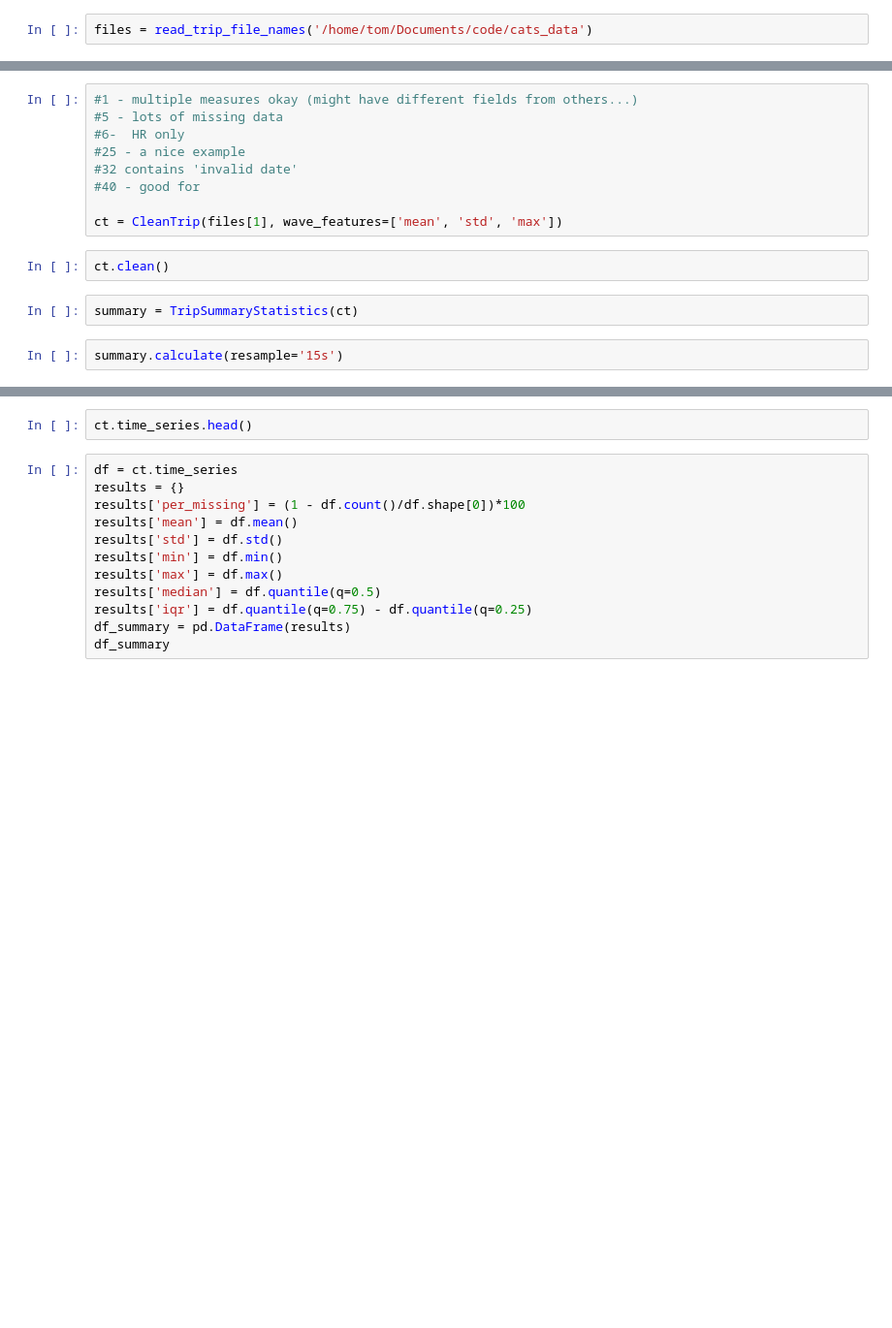
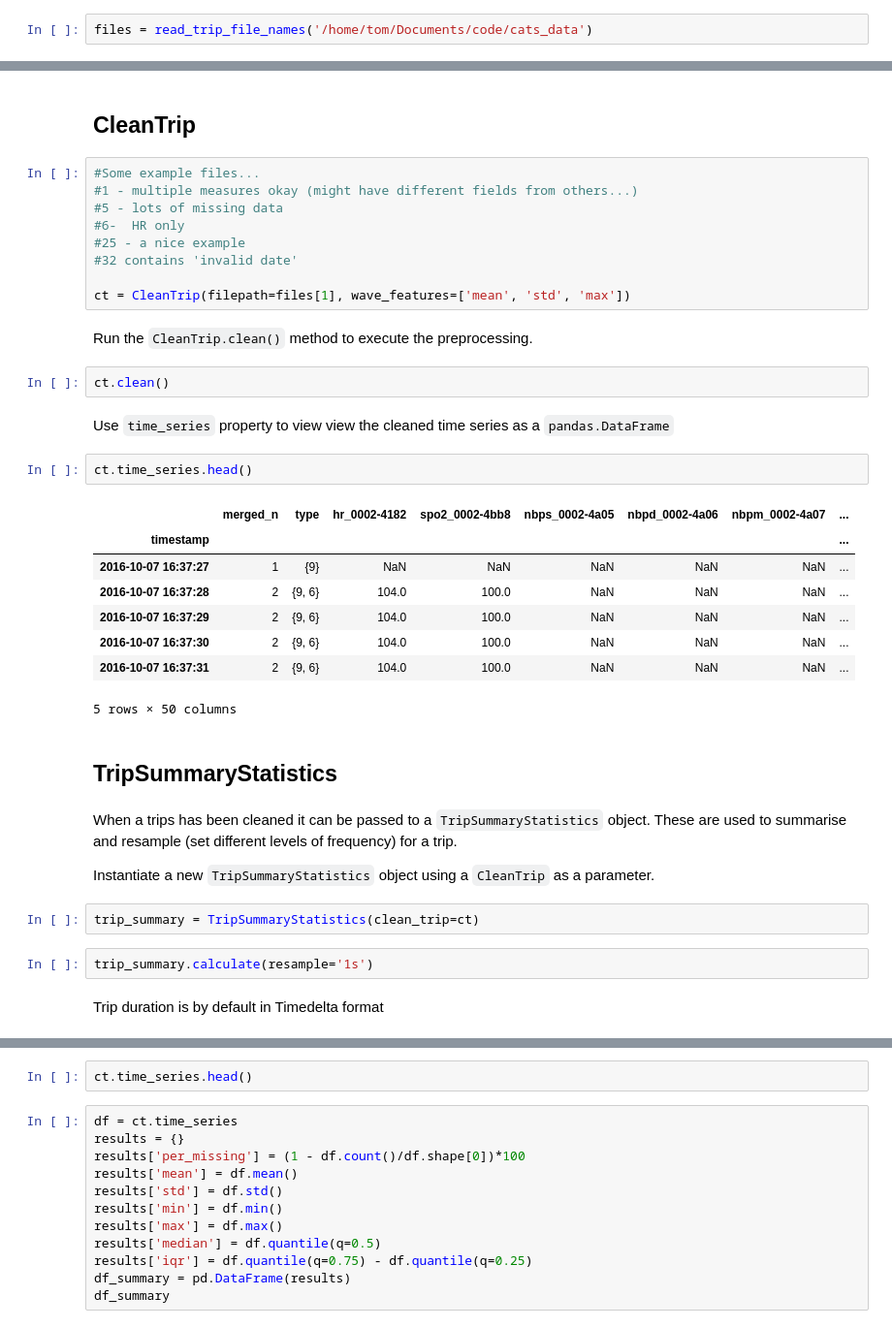
Before and after one commit to TomMonks/cats-time-series, a Jupyter notebook: test_input.ipynb, the cells around one changed output, grey strips where cells are left out. Shown: that part at 97% size. Saved outputs shown, nothing was run; the diff lists cells and outputs as text; blank space fills up the shorter version.

```diff
--- a/test_input.ipynb
+++ b/test_input.ipynb
@@ -14,15 +32,40 @@ files = read_trip_file_names('/home/tom/Documents/code/cats_data')
+# %% [markdown]
+## CleanTrip
 # %%
+#Some example files...
 #1 - multiple measures okay (might have different fields from others...)
 #5 - lots of missing data
 #6-  HR only
 #25 - a nice example
 #32 contains 'invalid date'
-#40 - good for
 
-ct = CleanTrip(files[1], wave_features=['mean', 'std', 'max'])
+ct = CleanTrip(filepath=files[1], wave_features=['mean', 'std', 'max'])
+# %% [markdown]
+Run the `CleanTrip.clean()` method to execute the preprocessing.
 # %%
 ct.clean()
+# %% [markdown]
+Use `time_series` property to view view the cleaned time series as a `pandas.DataFrame`
+# %%
+ct.time_series.head()
+# %% [output]
+|  | merged_n | type | hr_0002-4182 | spo2_0002-4bb8 | nbps_0002-4a05 | nbpd_0002-4a06 | nbpm_0002-4a07 | ... |
+| timestamp |  |  |  |  |  |  |  | ... |
+| 2016-10-07 16:37:27 | 1 | {9} | NaN | NaN | NaN | NaN | NaN | ... |
+| 2016-10-07 16:37:28 | 2 | {9, 6} | 104.0 | 100.0 | NaN | NaN | NaN | ... |
+| 2016-10-07 16:37:29 | 2 | {9, 6} | 104.0 | 100.0 | NaN | NaN | NaN | ... |
+| 2016-10-07 16:37:30 | 2 | {9, 6} | 104.0 | 100.0 | NaN | NaN | NaN | ... |
+| 2016-10-07 16:37:31 | 2 | {9, 6} | 104.0 | 100.0 | NaN | NaN | NaN | ... |
+5 rows × 50 columns
+# %% [markdown]
+## TripSummaryStatistics
+# %% [markdown]
+When a trips has been cleaned it can be passed to a `TripSummaryStatistics` object.  These are used to summarise and resample (set different levels of frequency) for a trip.
+
+Instantiate a new `TripSummaryStatistics` object using a `CleanTrip` as a parameter.
 # %%
-summary = TripSummaryStatistics(ct)
+trip_summary = TripSummaryStatistics(clean_trip=ct)
 # %%
-summary.calculate(resample='15s')
+trip_summary.calculate(resample='1s')
+# %% [markdown]
+Trip duration is by default in Timedelta format
```
Also changed, not shown: parts of 14 cells of this notebook, 3 other files.
